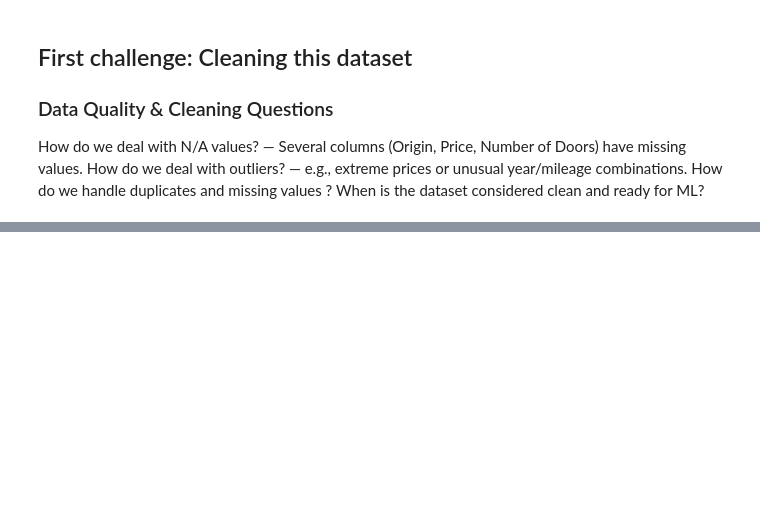
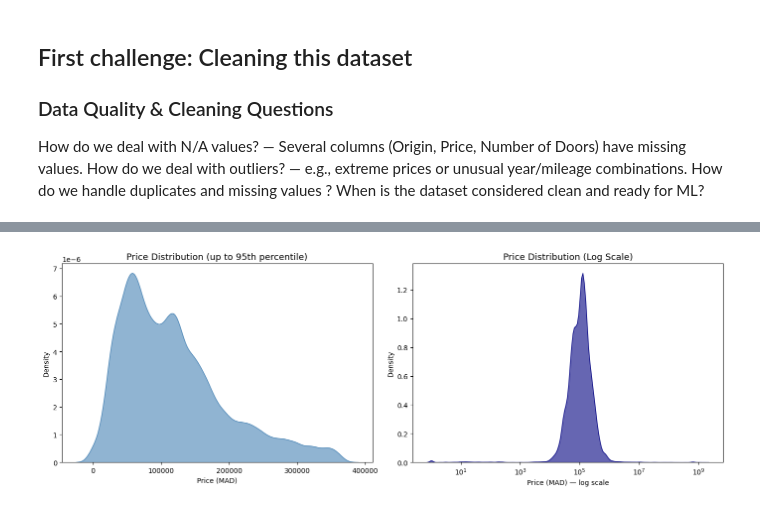
Before and after one commit to ahmed-bahlaoui/used_cars_dataset, a Jupyter notebook: notebook.ipynb, the cells around one changed output, grey strips where cells are left out. Cells and saved outputs as stored; diff of their text form; code cells hidden in the pictures; blank space fills up the shorter version.

```diff
--- a/notebook.ipynb
+++ b/notebook.ipynb
@@ -744,0 +165,12 @@ plt.show()
+# %%
+df = df.dropna(subset=['Condition'])
+df['Origin'] = df['Origin'].fillna('Unknown')
+df['First Owner'] = df['First Owner'].fillna('Unknown')
+df['Sector'] = df['Sector'].fillna('Unknown')
+df = df.drop(index=6714, errors='ignore')
+df.drop_duplicates(inplace=True)
+df['Year'] = pd.to_numeric(df['Year'], errors='coerce')
+df = df.dropna(subset=['Year'])
+df['Year'] = df['Year'].astype(int)
+df = df[~df['Brand'].str.isnumeric()]
+print(f"Clean dataset shape: {df.shape}")
@@ -744,0 +214,3 @@ plt.show()
+# %%
+new_names_mapping = {'Number of Doors': 'NoD', 'First Owner': 'FO'}
+df.rename(columns=new_names_mapping, inplace=True)
@@ -744,0 +292,18 @@ plt.show()
+# %%
+fig, axes = plt.subplots(1, 2, figsize=(14, 5))
+
+upper = df['Price'].quantile(0.95)
+sns.kdeplot(data=df[df['Price'] <= upper], x='Price', fill=True,
+            color='steelblue', alpha=0.6, ax=axes[0])
+axes[0].set_title('Price Distribution (up to 95th percentile)', fontsize=13)
+axes[0].set_xlabel('Price (MAD)')
+
+sns.kdeplot(data=df, x='Price', fill=True, color='navy', alpha=0.6,
+            ax=axes[1], log_scale=True)
+axes[1].set_title('Price Distribution (Log Scale)', fontsize=13)
+axes[1].set_xlabel('Price (MAD) — log scale')
+
+plt.tight_layout()
+plt.show()
+# %% [output]
+[figure, added]
```
Also changed, not shown: parts of 104 cells of this notebook.
